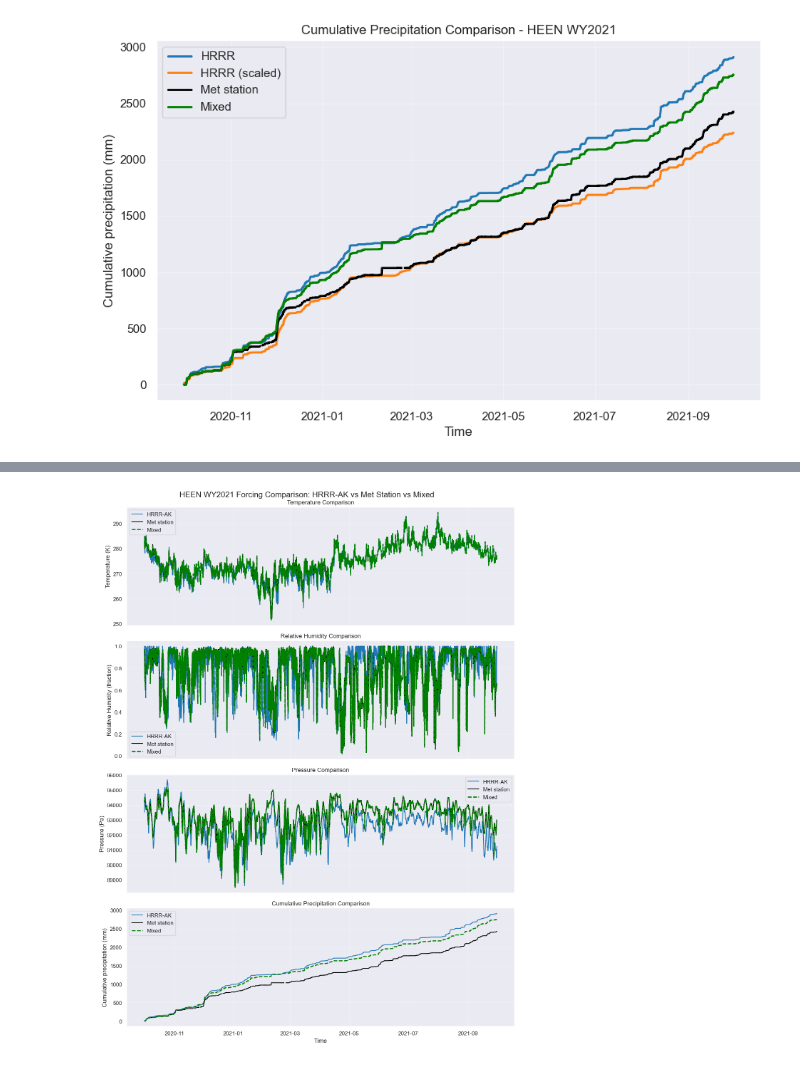
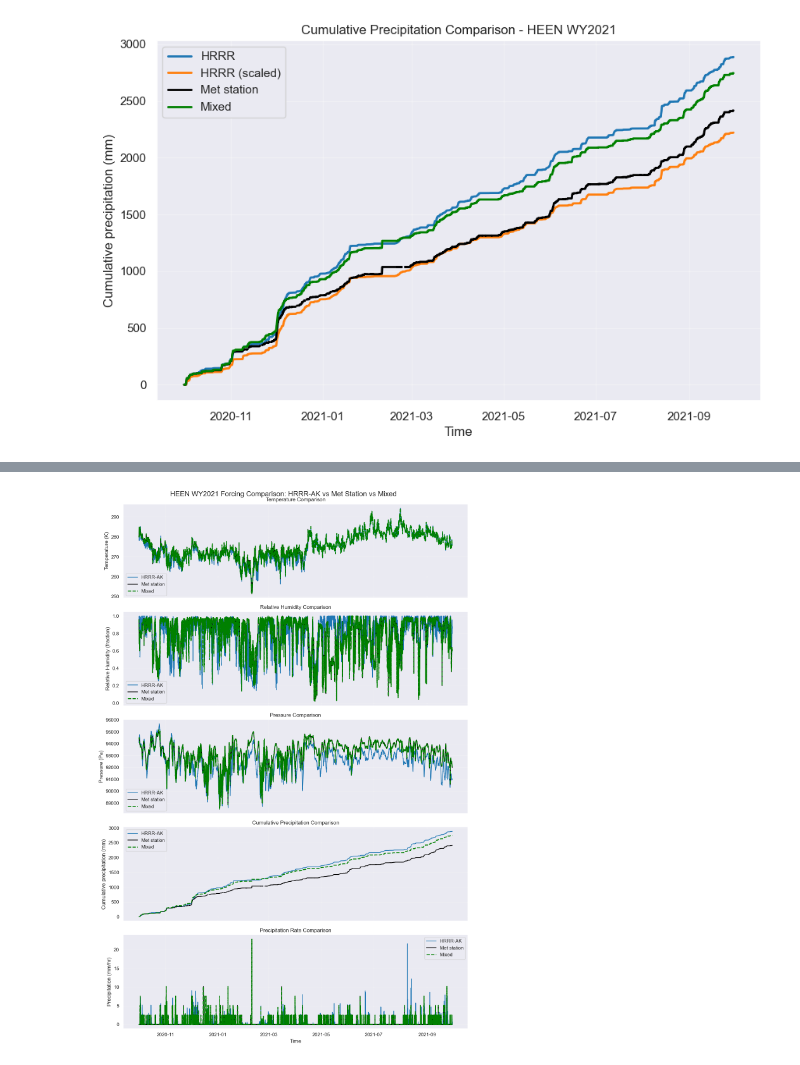
Before and after one commit to cassielumbrazo/snow_modeling_point, a Jupyter notebook: sites/heen/2_create_snowpack_smet_forcing_met_hrrrak_heen_WY2021.ipynb, the cells around one changed output, grey strips where cells are left out. Drawn from its saved outputs; the diff is of its cells as text; code cells hidden in the pictures.

Commit message:
many modeling advancements, mainly at heen

```diff
--- a/sites/heen/2_create_snowpack_smet_forcing_met_hrrrak_heen_WY2021.ipynb
+++ b/sites/heen/2_create_snowpack_smet_forcing_met_hrrrak_heen_WY2021.ipynb
@@ -46,10 +46,10 @@ pwd
 # %%
 # open observations
 # file_heen = "/hdd/snow_hydrology/met_station/snotel/heenlatinee/site1270_hourly_2016_2026.nc"
-file_heen_clean_cut = "/hdd/snow_hydrology/met_station/snotel/heenlatinee/heen_met_2018_2022_cleaned_v2.nc"
+file_heen_clean_cut = "/hdd/snow_hydrology/met_station/snotel/heenlatinee/heen_met_2018_2022_cleaned_v1.nc"
 ds_met = xr.open_dataset(file_heen_clean_cut)
 
-# cut the datetime to be from 2024 10 01 to 2025 09 30 to match the snowpack output
-ds_met = ds_met.sel(time=slice("2020-10-01", "2021-09-30"))
+# cut the datetime WY2021
+ds_met = ds_met.sel(time=slice("2020-10-01T05:00:00", "2021-09-30T05:00:00"))
 ds_met
 # %% [output]
@@ -90,8 +100,8 @@ input_file = "/hdd/snow_hydrology/hrrrak/icefield_domain/netcdf/hrrrak_f567_WY20
 ds_hrrr = xr.open_dataset(input_file)
 ds_hrrr.rio.write_crs("EPSG:32608", inplace=True) # we know it is in UTM from the previous script work
 
-# and clip to WY2020,2021,2022
-ds_hrrr = ds_hrrr.sel(time=slice("2020-10-01", "2021-09-30"))
+# and clip to WY2021
+ds_hrrr = ds_hrrr.sel(time=slice("2020-10-01T05:00:00", "2021-09-30T05:00:00"))
 ds_hrrr
 # %% [output]
 <xarray.Dataset> Size: 2MB
@@ -113,0 +146,3 @@ Data variables: (12/28)
+# %%
+# Create continuous hourly time axis
+ds_met = (ds_met.resample(time='1h').asfreq())
@@ -549,7 +589,7 @@ DatetimeIndex(['2020-10-13 12:00:00', '2020-10-20 03:00:00',
 # =========================
 # MULTI-VARIABLE COMPARISON PLOT
 # =========================
-fig, axes = plt.subplots(4, 1, figsize=(12, 16), sharex=True)
+fig, axes = plt.subplots(5, 1, figsize=(12, 18), sharex=True)
 
 # -------------------------
 # Temperature (TA)
@@ -624,31 +664,54 @@ ax.legend()
 # Precipitation (cumulative)
 # -------------------------
 ax = axes[3]
 
 # HRRR precip
 hrrr_psum = pd.Series(ds_psum.values, index=time_index)
 
 # Met precip
 met_psum = ds_met_aligned['precip_accum_1hr'].to_series()
 
 # Mixed precip
 mix_psum = ds_filled['PSUM'].to_series()
 
 ax.plot(hrrr_psum.cumsum(), label="HRRR-AK", color='tab:blue')
 ax.plot(met_psum.cumsum(), label="Met station", color='black')
 ax.plot(mix_psum.cumsum(), label="Mixed", color='green', linestyle='--', linewidth=2)
 
 ax.set_ylabel("Cumulative precipitation (mm)")
 ax.set_title("Cumulative Precipitation Comparison")
 ax.grid(alpha=0.3)
 ax.legend()
 
 # -------------------------
+# Precipitation (1hr)
+# -------------------------
+ax = axes[4]
+
+# HRRR precip rate (mm/hr)
+hrrr_precip = pd.Series(ds_hrrrak['precip_accum_1hr'].values, index=time_index)
+
+# Met precip rate (mm/hr)
+met_precip = ds_met_aligned['precip_accum_1hr'].to_series()
+
+# Mixed precip rate (mm/hr)
+mix_precip = ds_filled['PSUM'].to_series()
+
+ax.plot(hrrr_precip, label="HRRR-AK", color='tab:blue')
+ax.plot(met_precip, label="Met station", color='black')
+ax.plot(mix_precip, label="Mixed", color='green', linestyle='--', linewidth=2)
+
+ax.set_ylabel("Precipitation (mm/hr)")
+ax.set_title("Precipitation Rate Comparison")
+ax.grid(alpha=0.3)
+ax.legend()
+
+# -------------------------
 # Common x-axis
 # -------------------------
 axes[-1].set_xlabel("Time")
 plt.suptitle("HEEN WY2021 Forcing Comparison: HRRR-AK vs Met Station vs Mixed", fontsize=16)
 plt.tight_layout()
 plt.show()
 # %% [output]
-[figure, old version]
+[figure, new version]
```
Also changed, not shown: parts of 19 cells of this notebook, 25 other files.
